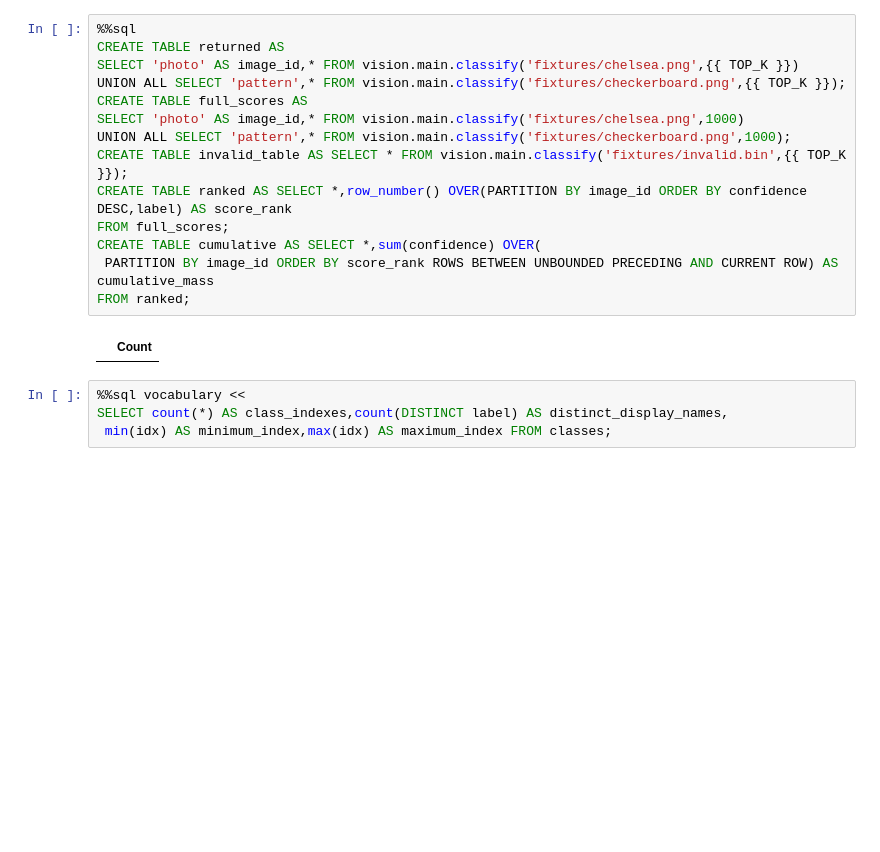
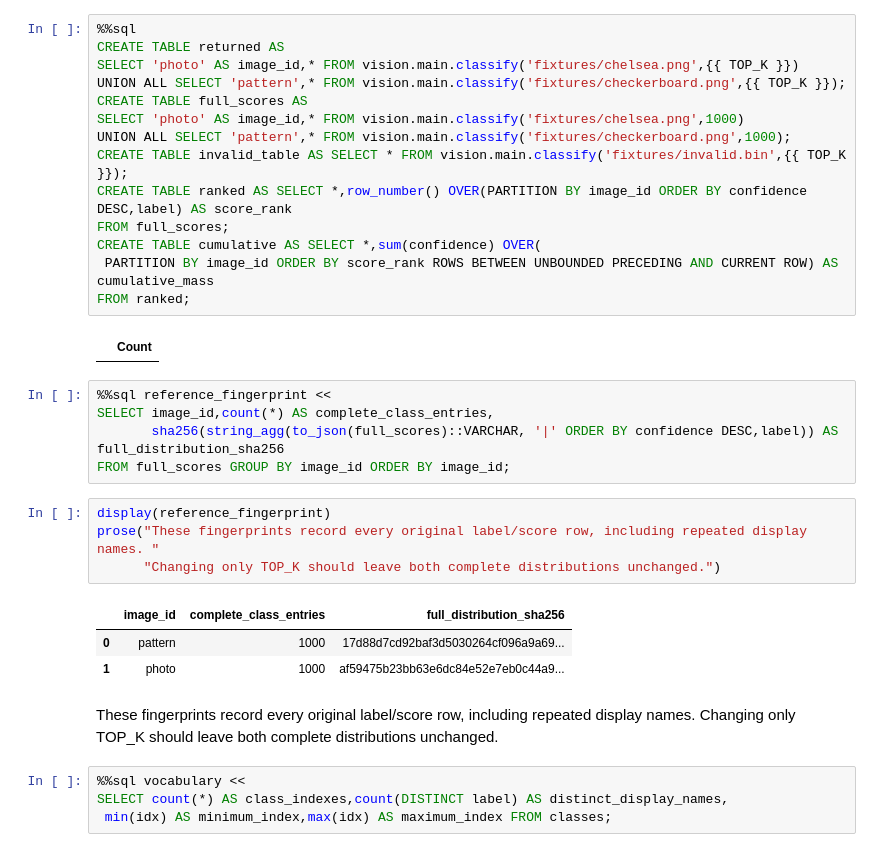
Before and after one commit to Query-farm/vgi-vision, a Jupyter notebook: notebooks/01_top_k_and_score_mass.ipynb, the cells around one changed output. Saved outputs shown, nothing was run; the diff lists cells and outputs as text; blank space fills up the shorter version.

Commit message:
Publish complete image classification notebook coverage [skip ci]

```diff
--- a/notebooks/01_top_k_and_score_mass.ipynb
+++ b/notebooks/01_top_k_and_score_mass.ipynb
@@ -137,6 +116,20 @@ CREATE TABLE cumulative AS SELECT *,sum(confidence) OVER(
 FROM ranked;
 # %% [output]
 |  | Count |
+# %%
+%%sql reference_fingerprint <<
+SELECT image_id,count(*) AS complete_class_entries,
+       sha256(string_agg(to_json(full_scores)::VARCHAR, '|' ORDER BY confidence DESC,label)) AS full_distribution_sha256
+FROM full_scores GROUP BY image_id ORDER BY image_id;
+# %%
+display(reference_fingerprint)
+prose("These fingerprints record every original label/score row, including repeated display names. "
+      "Changing only TOP_K should leave both complete distributions unchanged.")
+# %% [output]
+|  | image_id | complete_class_entries | full_distribution_sha256 |
+| 0 | pattern | 1000 | 17d88d7cd92baf3d5030264cf096a9a69... |
+| 1 | photo | 1000 | af59475b23bb63e6dc84e52e7eb0c44a9... |
+These fingerprints record every original label/score row, including repeated display names. Changing only TOP_K should leave both complete distributions unchanged.
 # %%
 %%sql vocabulary <<
 SELECT count(*) AS class_indexes,count(DISTINCT label) AS distinct_display_names,
```
Also changed, not shown: parts of 28 cells of this notebook, 10 other files.
